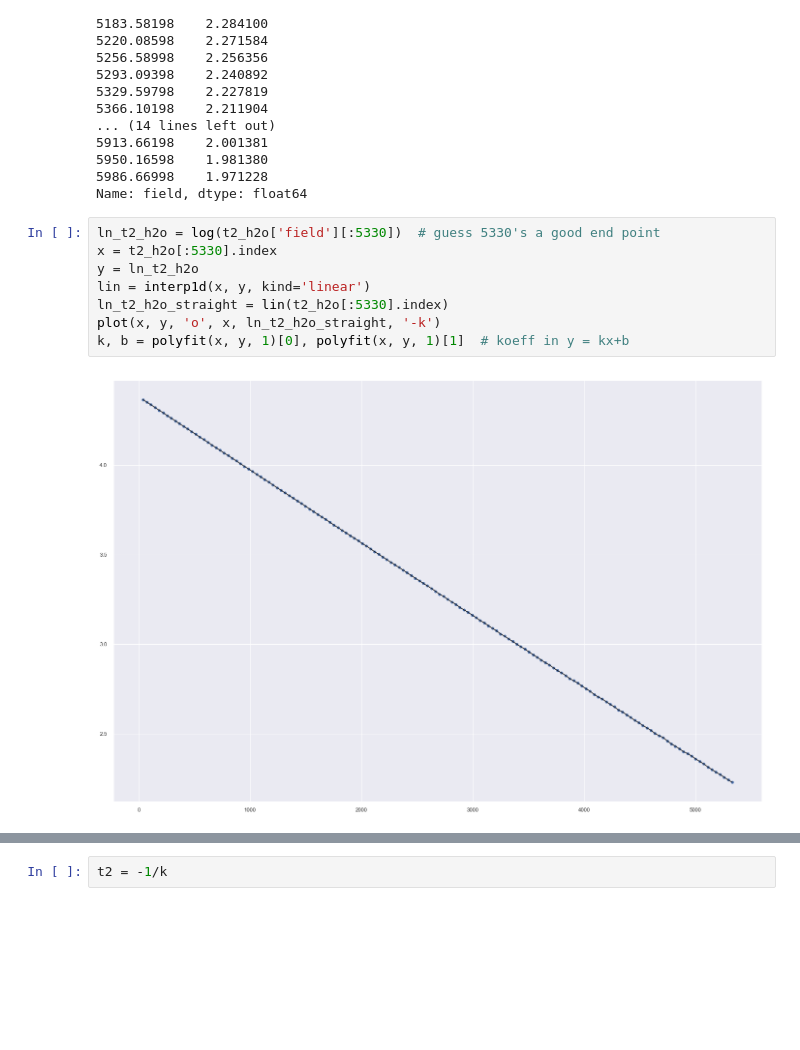
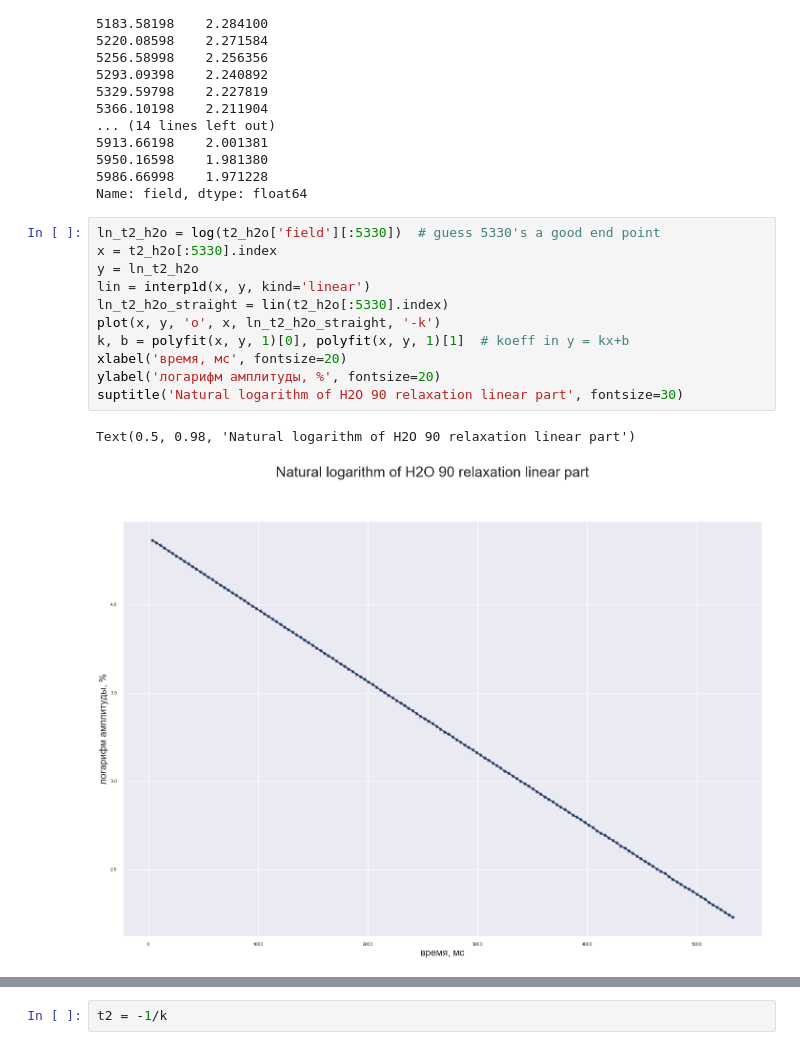
Before and after one commit to verwindle/PMR, a Jupyter notebook: NMR.ipynb, the cells around one changed output, grey strips where cells are left out. Cells and saved outputs as stored; diff of their text form; blank space fills up the shorter version.

```diff
--- a/NMR.ipynb
+++ b/NMR.ipynb
@@ -296,10 +293,14 @@ Name: field, dtype: float64
 # %%
 ln_t2_h2o = log(t2_h2o['field'][:5330])  # guess 5330's a good end point
 x = t2_h2o[:5330].index
 y = ln_t2_h2o
 lin = interp1d(x, y, kind='linear')
 ln_t2_h2o_straight = lin(t2_h2o[:5330].index)
 plot(x, y, 'o', x, ln_t2_h2o_straight, '-k')
 k, b = polyfit(x, y, 1)[0], polyfit(x, y, 1)[1]  # koeff in y = kx+b
+xlabel('время, мс', fontsize=20)
+ylabel('логарифм амплитуды, %', fontsize=20)
+suptitle('Natural logarithm of H2O 90 relaxation linear part', fontsize=30)
 # %% [output]
+Text(0.5, 0.98, 'Natural logarithm of H2O 90 relaxation linear part')
-[figure, old version]
+[figure, new version]
```
Also changed, not shown: parts of 33 cells of this notebook.
